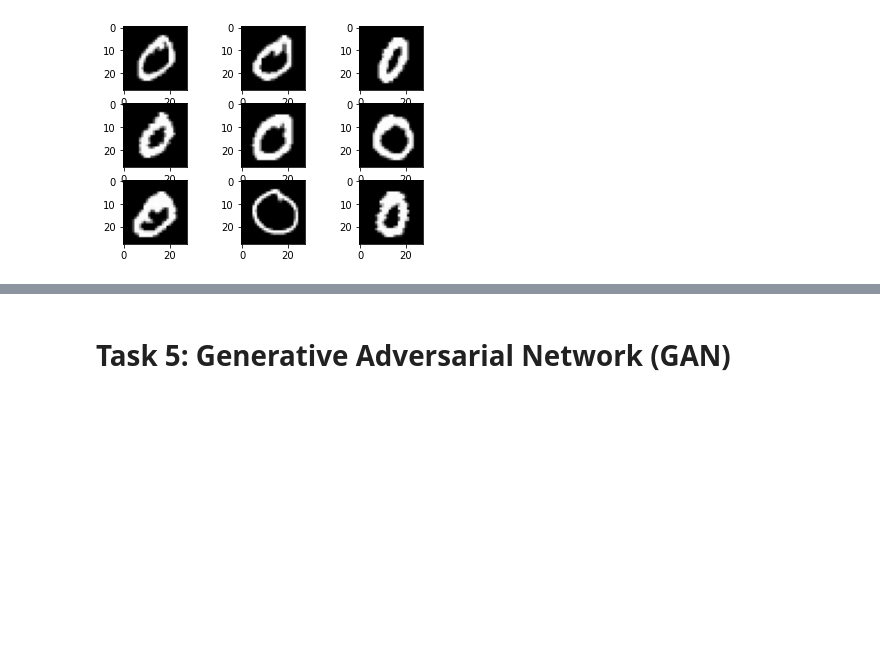
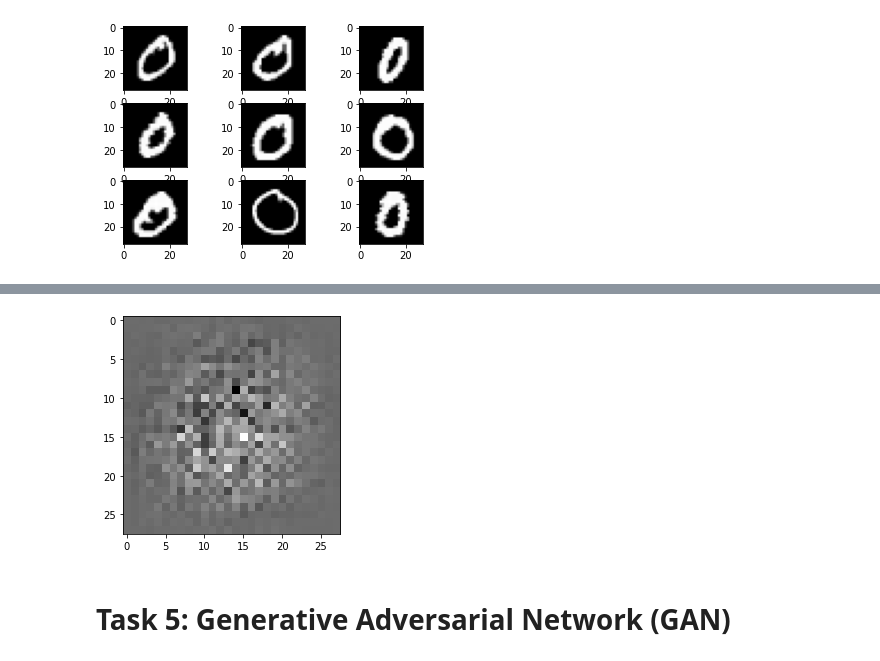
Before and after one commit to rainmaker29/DCGAN-MNIST, a Jupyter notebook: Learner_Notebook.ipynb, the cells around one changed output, grey strips where cells are left out. Drawn from its saved outputs; the diff is of its cells as text; code cells hidden in the pictures; blank space fills up the shorter version.

Commit message:
noisy generator

```diff
--- a/Learner_Notebook.ipynb
+++ b/Learner_Notebook.ipynb
@@ -58,0 +100,23 @@ plt.show()
+# %%
+generator = Sequential([
+
+      Dense(256,activation='relu',input_shape=(1,)),
+      Reshape((1,1,256)),
+
+      Conv2DTranspose(256,5,activation='relu'),
+      BatchNormalization(),
+
+      Conv2DTranspose(128,5,activation='relu'),
+      BatchNormalization(),
+
+      Conv2DTranspose(64,5,strides=2,activation='relu'),
+      BatchNormalization(),
+
+      Conv2DTranspose(32,5,activation='relu'),
+      BatchNormalization(),
+
+      Conv2DTranspose(1,4,activation='sigmoid')
+
+])
+
+generator.summary()
@@ -59,3 +141,12 @@ plt.show()
+# %%
+noise = np.random.randn(1,1)
+gen_image = generator.predict(noise)
+
+plt.figure()
+plt.imshow(np.reshape(gen_image,(28,28)),cmap='binary')
+plt.show()
+# %% [output]
+[figure, added]
 # %% [markdown]
 # Task 5: Generative Adversarial Network (GAN)
 # %% [markdown]
```
Also changed, not shown: parts of 10 cells of this notebook.
